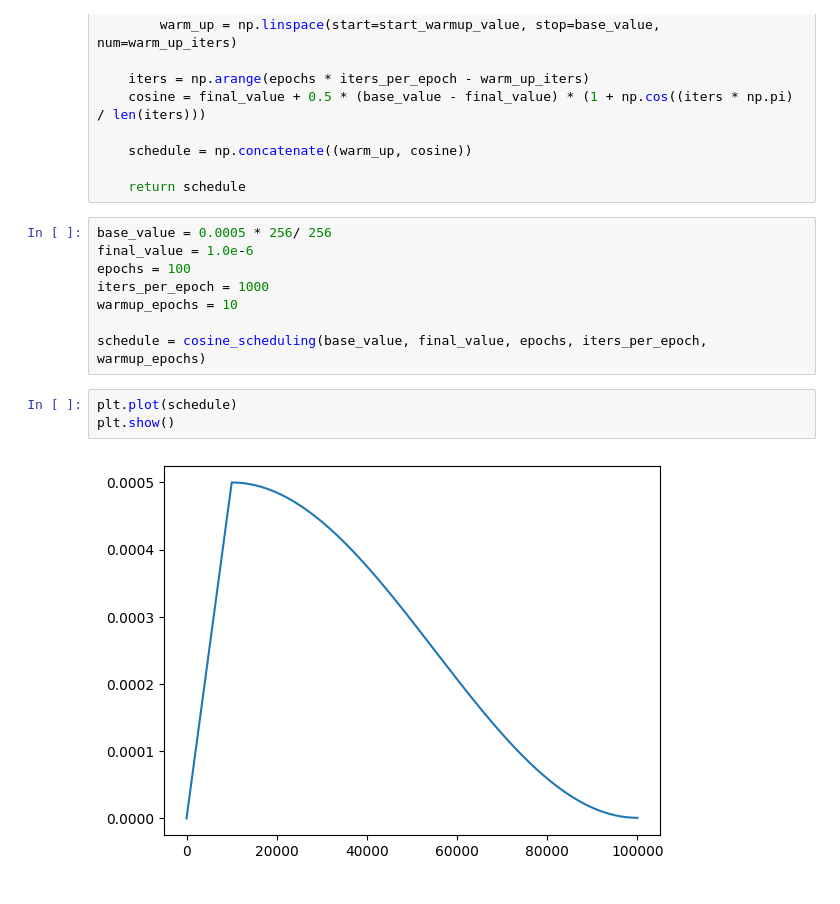
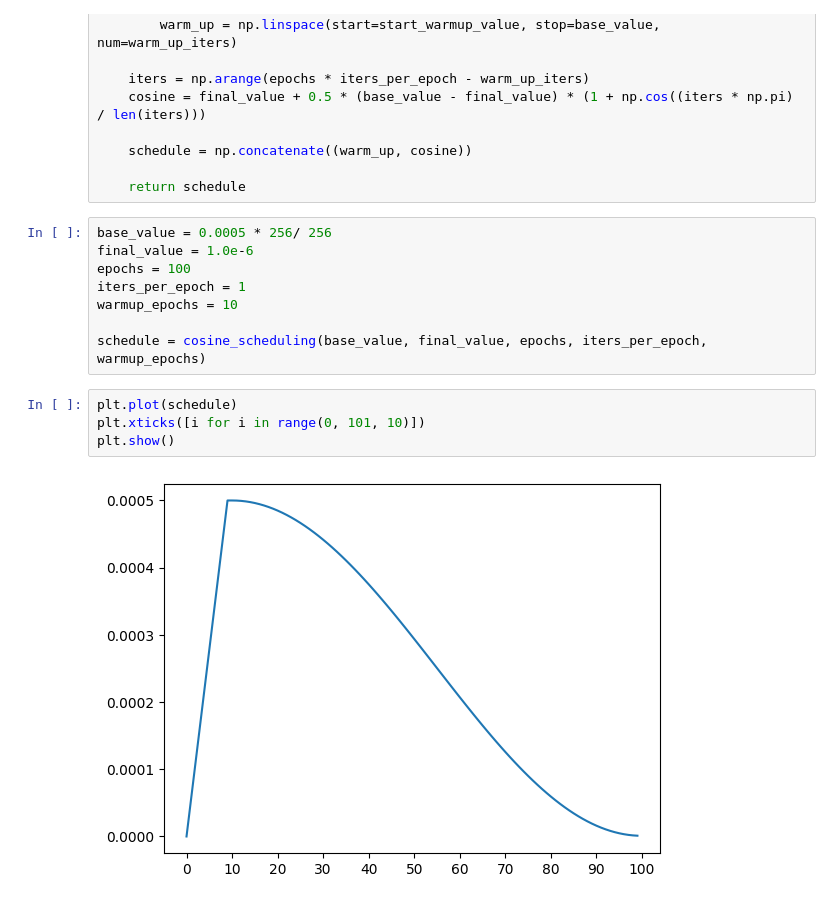
Before and after one commit to emnzn/DINO, a Jupyter notebook: notebooks/cosine_annealing.ipynb, the cells around one changed output. Cells and saved outputs as stored; diff of their text form.

```diff
--- a/notebooks/cosine_annealing.ipynb
+++ b/notebooks/cosine_annealing.ipynb
@@ -29,12 +29,13 @@ def cosine_scheduling(
 base_value = 0.0005 * 256/ 256
 final_value = 1.0e-6
 epochs = 100
-iters_per_epoch = 1000
+iters_per_epoch = 1
 warmup_epochs = 10
 
 schedule = cosine_scheduling(base_value, final_value, epochs, iters_per_epoch, warmup_epochs)
 # %%
 plt.plot(schedule)
+plt.xticks([i for i in range(0, 101, 10)])
 plt.show()
 # %% [output]
-[figure, old version]
+[figure, new version]
```
Also changed, not shown: 3 other files.
